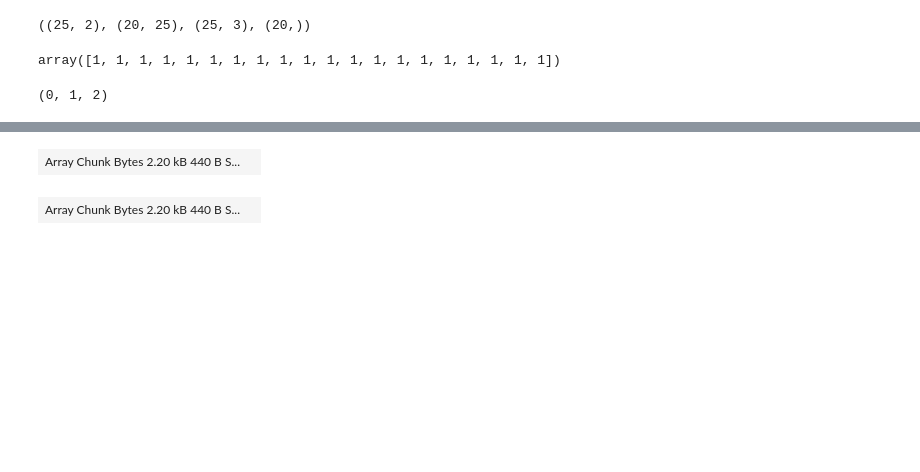
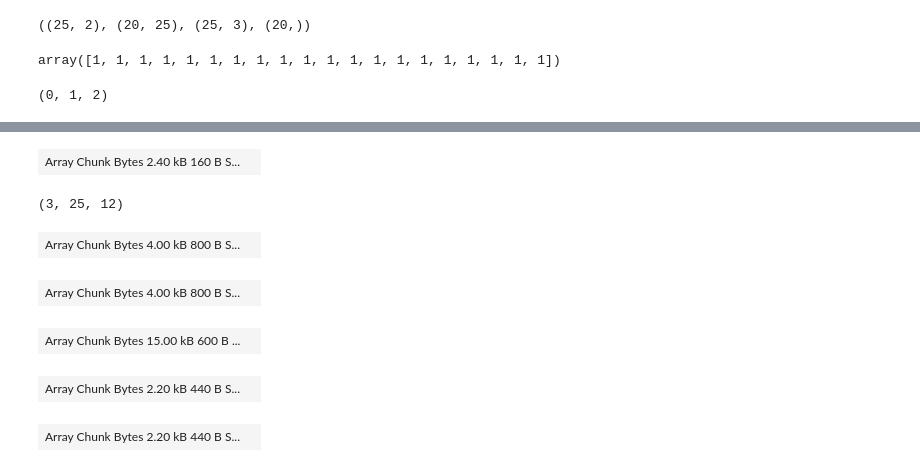
Before and after one commit to eric-czech/sgkit-dev, a Jupyter notebook: method/regenie/proto_imp.ipynb, the cells around one changed output, grey strips where cells are left out. Drawn from its saved outputs; the diff is of its cells as text; code cells hidden in the pictures; blank space fills up the shorter version.

```diff
--- a/method/regenie/proto_imp.ipynb
+++ b/method/regenie/proto_imp.ipynb
@@ -135,3 +141,44 @@ test_ridge_regression()
+# %%
+def r2_score(YP, Y):
+    # https://github.com/projectglow/glow/blob/f3edf5bb8fe9c2d2e1a374d4402032ba5ce08e29/python/glow/wgr/linear_model/functions.py#L227
+    # Observations must be in last dimension
+    assert YP.shape[-1] == Y.shape[-1]
+    YP, Y = np.broadcast_arrays(YP, Y)
+    tot = np.power(Y - Y.mean(axis=-1, keepdims=True), 2)
+    tot = tot.sum(axis=-1, keepdims=True)
+    res = np.power(Y - YP, 2)
+    res = res.sum(axis=-1, keepdims=True)
+    r2 = 1 - (res / tot)
+    return r2[..., 0]
+
+
+def test_r2_score():
+    n, p, y = 20, 5, 3
+    np.random.seed(0)
+    X = np.random.normal(size=(n, p))
+    B = np.random.normal(size=(p, y))
+    Y = (X @ B).T
+    YP = Y + np.random.normal(size=(6, 8, y, n), scale=.1)
+
+    # Test case with perfect predictions
+    np.testing.assert_allclose(r2_score(Y, Y), 1)
+
+    # Test case with near perfect predictions and extra
+    # loop dimensions
+    r2_actual = r2_score(YP, Y)
+    assert r2_actual.shape == YP.shape[:-1]
+    r2_expected = np.array([
+        r2_score(YP[i, j, k], Y[k])
+        for i in range(YP.shape[0])
+        for j in range(YP.shape[1])
+        for k in range(y)
+    ])
+    # This will ensure that aggregations occurred across
+    # the correct axis and that the loop dimensions can
+    # be recapitulated with an explicit set of nested loops
+    np.testing.assert_allclose(r2_actual.ravel(), r2_expected)
+
+test_r2_score()
 # %% [markdown]
 ### Implementation
 # %%
@@ -278,0 +387,9 @@ res[-1]
+# %%
+a = res[-1]
+a
+# %% [output]
+| Array Chunk Bytes 2.40 kB 160 B S... |  |
+# %%
+a.compute().shape
+# %% [output]
+(3, 25, 12)
@@ -279,3 +398,16 @@ res[-1]
+# %%
+a = da.ones(shape=(5, 10, 10)).rechunk((1, 10, 10))
+a
+# %% [output]
+| Array Chunk Bytes 4.00 kB 800 B S... |  |
+# %%
+da.concatenate([a.blocks[i][0] for i in range(a.numblocks[0])])
+# %% [output]
+| Array Chunk Bytes 4.00 kB 800 B S... |  |
+# %%
+res[-1].blocks[0][0]
+# %% [output]
+| Array Chunk Bytes 15.00 kB 600 B ... |  |
 # %%
 a = res[-1][0][0]
 a
```
Also changed, not shown: parts of 6 cells of this notebook, 1 other file.
